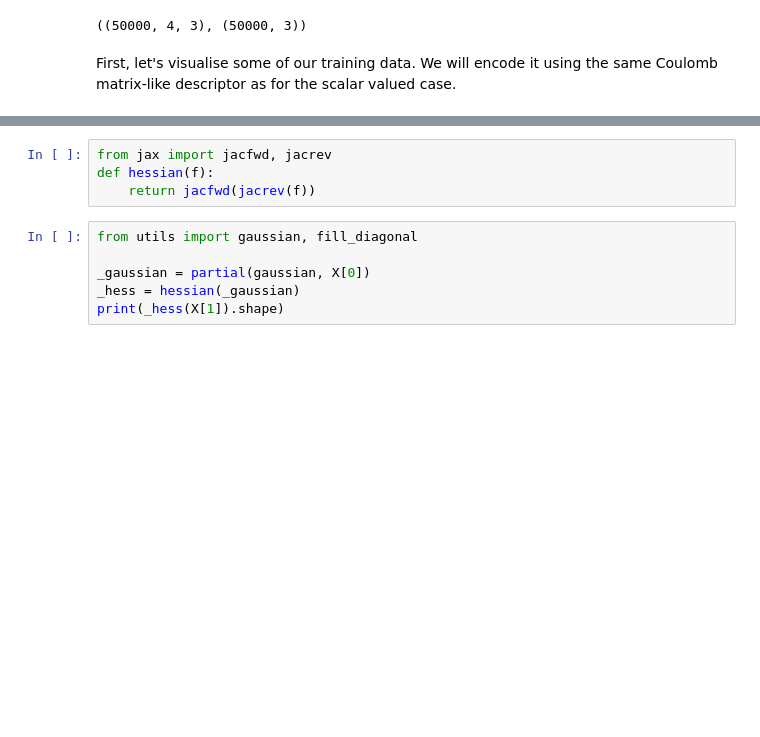
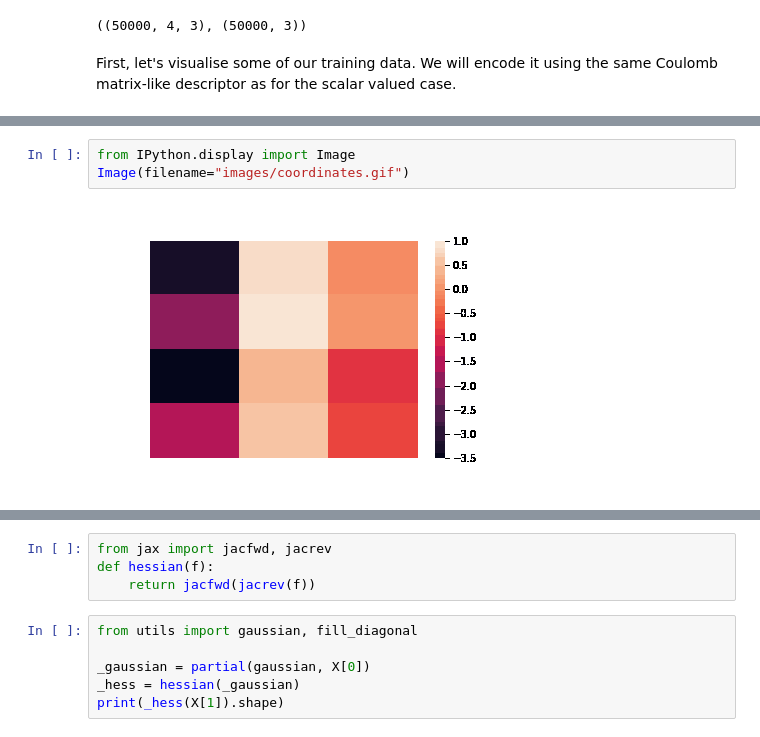
Before and after one commit to boc0/gdml, a Jupyter notebook: dipole.ipynb, the cells around one changed output, grey strips where cells are left out. Saved outputs shown, nothing was run; the diff lists cells and outputs as text; blank space fills up the shorter version.

Commit message:
add images

```diff
--- a/dipole.ipynb
+++ b/dipole.ipynb
@@ -35,0 +27,5 @@ for the first few training samples.
+# %%
+from IPython.display import Image
+Image(filename="images/coordinates.gif")
+# %% [output]
+[figure, added]
```
Also changed, not shown: parts of 11 cells of this notebook, 6 other files.
